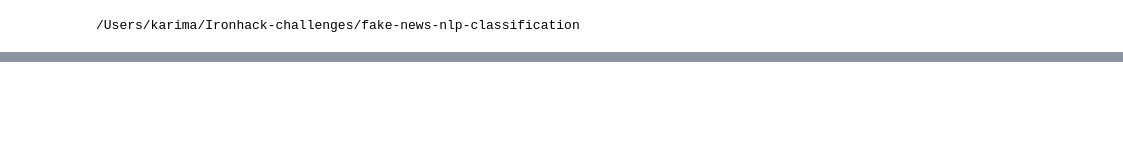
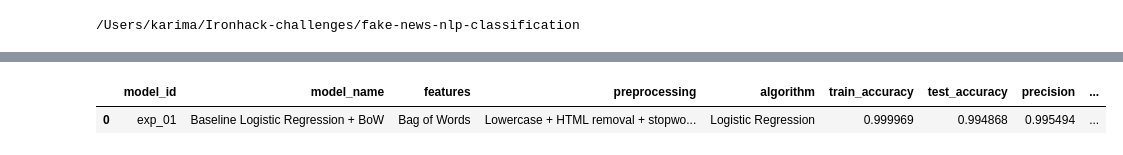
Before and after one commit to karimamzghi/fake-news-nlp-classification, a Jupyter notebook: experiments/bow/01_baseline_bow_logistic_regression.ipynb, the cells around one changed output, grey strips where cells are left out. Saved outputs shown, nothing was run; the diff lists cells and outputs as text; code cells hidden in the pictures; blank space fills up the shorter version.

Commit message:
fix issue with saving the model results

```diff
--- a/experiments/bow/01_baseline_bow_logistic_regression.ipynb
+++ b/experiments/bow/01_baseline_bow_logistic_regression.ipynb
@@ -80,20 +90,23 @@ train_accuracy = accuracy_score(
 # %%
 # Save experiment result
 experiment = {
     "model_id": MODEL_ID,
     "model_name": MODEL_NAME,
     "features": "Bag of Words",
     "preprocessing": "Lowercase + HTML removal + stopword removal + lemmatization",
     "algorithm": "Logistic Regression",
     "train_accuracy": train_accuracy,
     "test_accuracy": metrics["test_accuracy"],
     "precision": metrics["precision"],
     "recall": metrics["recall"],
     "f1_score": metrics["f1_score"],
     "notes": "Baseline Logigstic Bow Regresssioon model.",
     "model_path": MODEL_PATH
 }
 
-tracking = save_experiment_result(experiment)
+tracking = save_experiment_result(**experiment)
 
 tracking.tail()
+# %% [output]
+|  | model_id | model_name | features | preprocessing | algorithm | train_accuracy | test_accuracy | precision | ... |
+| 0 | exp_01 | Baseline Logistic Regression + BoW | Bag of Words | Lowercase + HTML removal + stopwo... | Logistic Regression | 0.999969 | 0.994868 | 0.995494 | ... |
```
Also changed, not shown: parts of 5 cells of this notebook, 2 other files.
